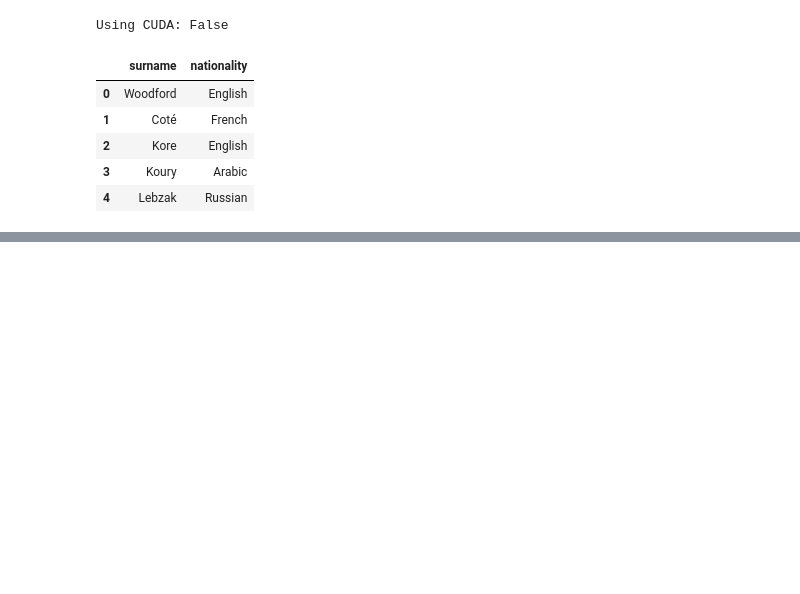
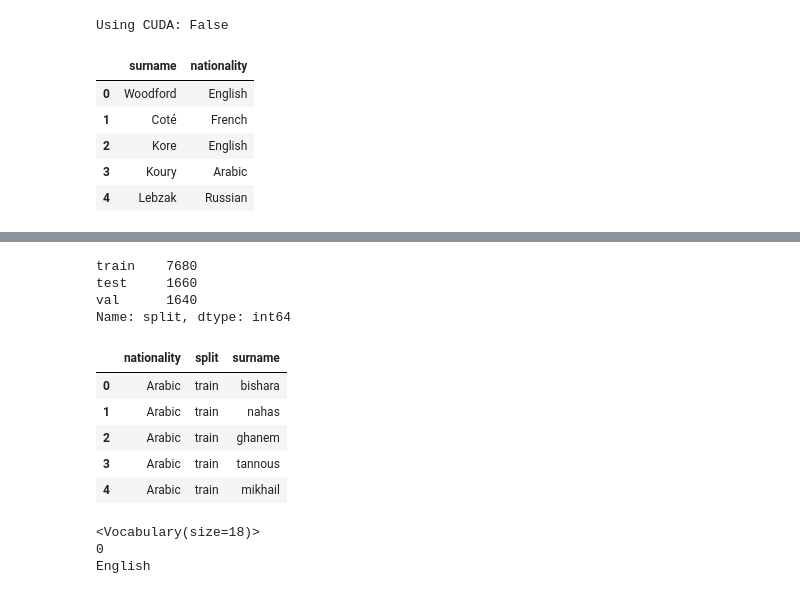
Before and after one commit to haokeliu/colaboratory, a Jupyter notebook: DeepLearn_Notes/卷积神经网络_Convolutional_Neural_Networks.ipynb, the cells around one changed output, grey strips where cells are left out. Drawn from its saved outputs; the diff is of its cells as text; code cells hidden in the pictures; blank space fills up the shorter version.

```diff
--- a/DeepLearn_Notes/卷积神经网络_Convolutional_Neural_Networks.ipynb
+++ b/DeepLearn_Notes/卷积神经网络_Convolutional_Neural_Networks.ipynb
@@ -141,3 +141,10 @@ df.head()
 | 2 | Kore | English |
 | 3 | Koury | Arabic |
 | 4 | Lebzak | Russian |
+# %%
+# Split by nationality
+by_nationality = collections.defaultdict(list)
+for _, row in df.iterrows():
+    by_nationality[row.nationality].append(row.to_dict())
+for nationality in by_nationality:
+    print ("{0}: {1}".format(nationality, len(by_nationality[nationality])))
@@ -143,0 +170,47 @@ df.head()
+# %%
+# Create split data
+final_list = []
+for _, item_list in sorted(by_nationality.items()):
+    if args.shuffle:
+        np.random.shuffle(item_list)
+    n = len(item_list)
+    n_train = int(args.train_size*n)
+    n_val = int(args.val_size*n)
+    n_test = int(args.test_size*n)
+
+  # Give data point a split attribute
+    for item in item_list[:n_train]:
+        item['split'] = 'train'
+    for item in item_list[n_train:n_train+n_val]:
+        item['split'] = 'val'
+    for item in item_list[n_train+n_val:]:
+        item['split'] = 'test'
+
+    # Add to final list
+    final_list.extend(item_list)
+# %%
+# df with split datasets
+split_df = pd.DataFrame(final_list)
+split_df["split"].value_counts()
+# %% [output]
+train    7680
+test     1660
+val      1640
+Name: split, dtype: int64
+# %%
+# Preprocessing
+def preprocess_text(text):
+    text = ' '.join(word.lower() for word in text.split(" "))
+    text = re.sub(r"([.,!?])", r" \1 ", text)
+    text = re.sub(r"[^a-zA-Z.,!?]+", r" ", text)
+    return text
+
+split_df.surname = split_df.surname.apply(preprocess_text)
+split_df.head()
+# %% [output]
+|  | nationality | split | surname |
+| 0 | Arabic | train | bishara |
+| 1 | Arabic | train | nahas |
+| 2 | Arabic | train | ghanem |
+| 3 | Arabic | train | tannous |
+| 4 | Arabic | train | mikhail |
@@ -143,0 +273,13 @@ df.head()
+# %%
+# Vocabulary instance
+nationality_vocab = Vocabulary(add_unk=False)
+for index, row in df.iterrows():
+    nationality_vocab.add_token(row.nationality)
+print (nationality_vocab) # __str__
+index = nationality_vocab.lookup_token("English")
+print (index)
+print (nationality_vocab.lookup_index(index))
+# %% [output]
+<Vocabulary(size=18)>
+0
+English
```
Also changed, not shown: parts of 27 cells of this notebook.
